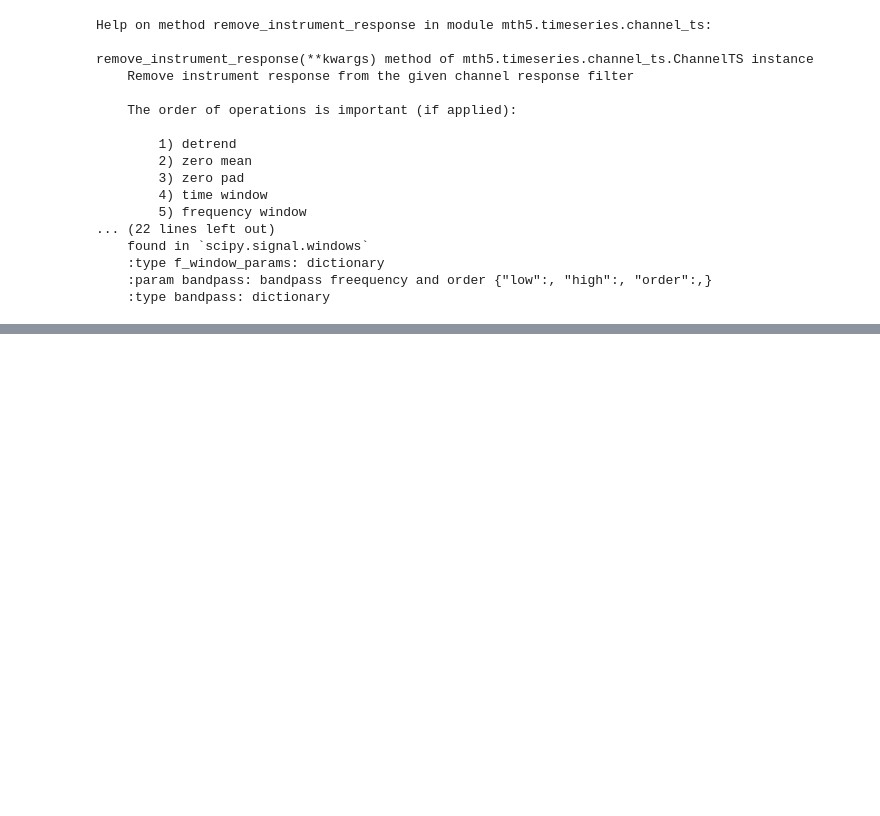
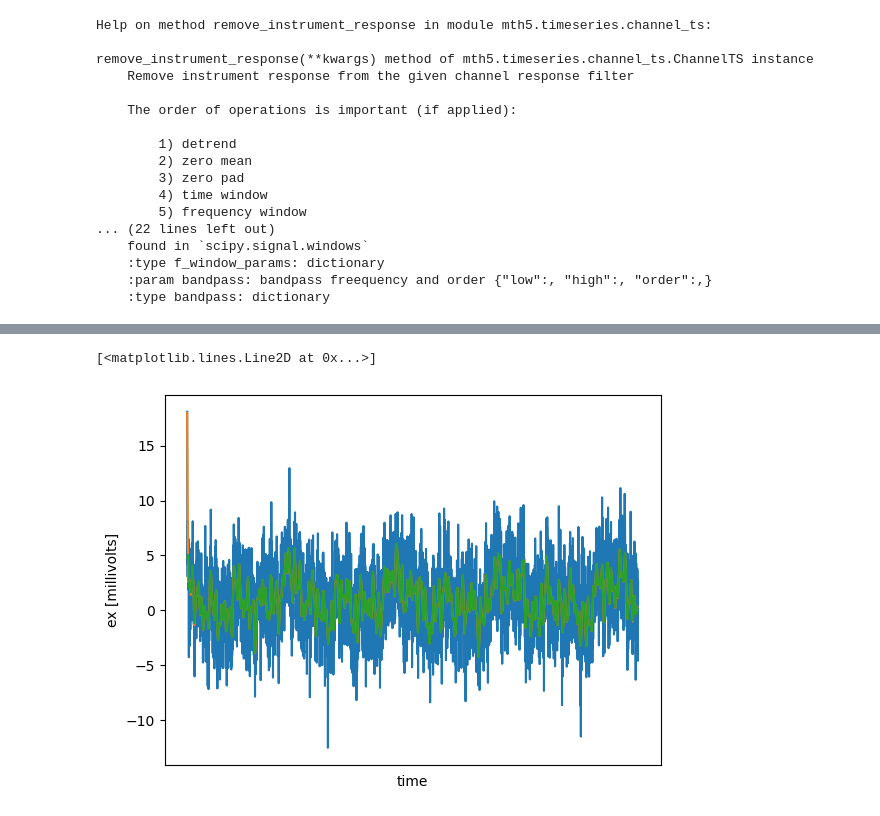
Before and after one commit to kujaku11/mt_examples, a Jupyter notebook: notebooks/mth5/03_channel_ts_example.ipynb, the cells around one changed output, grey strips where cells are left out. Cells and saved outputs as stored; diff of their text form; code cells hidden in the pictures; blank space fills up the shorter version.

```diff
--- a/notebooks/mth5/03_channel_ts_example.ipynb
+++ b/notebooks/mth5/03_channel_ts_example.ipynb
@@ -184,0 +231,9 @@ remove_instrument_response(**kwargs) method of mth5.timeseries.channel_ts.Channe
+# %%
+resample_poly_ex = ex.resample_poly(1)
+# %%
+ex.plot()
+decimated_ex.plot()
+resample_poly_ex.plot()
+# %% [output]
+[<matplotlib.lines.Line2D at 0x...>]
+[figure, added]
```
Also changed, not shown: parts of 23 cells of this notebook, 1 other file.
